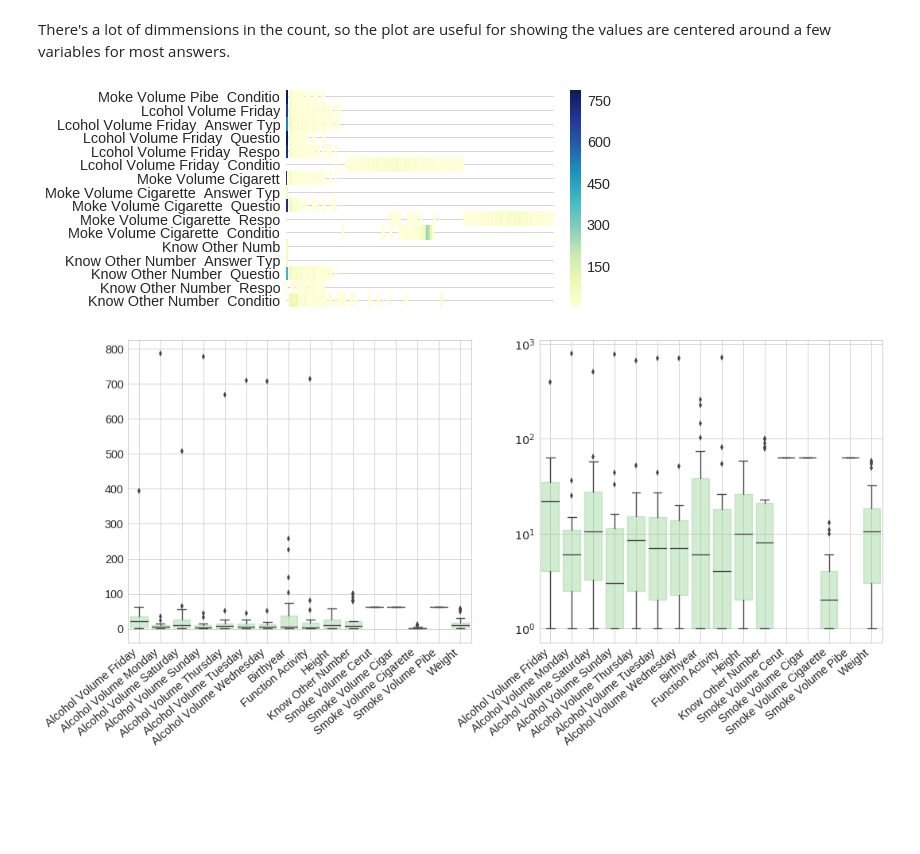
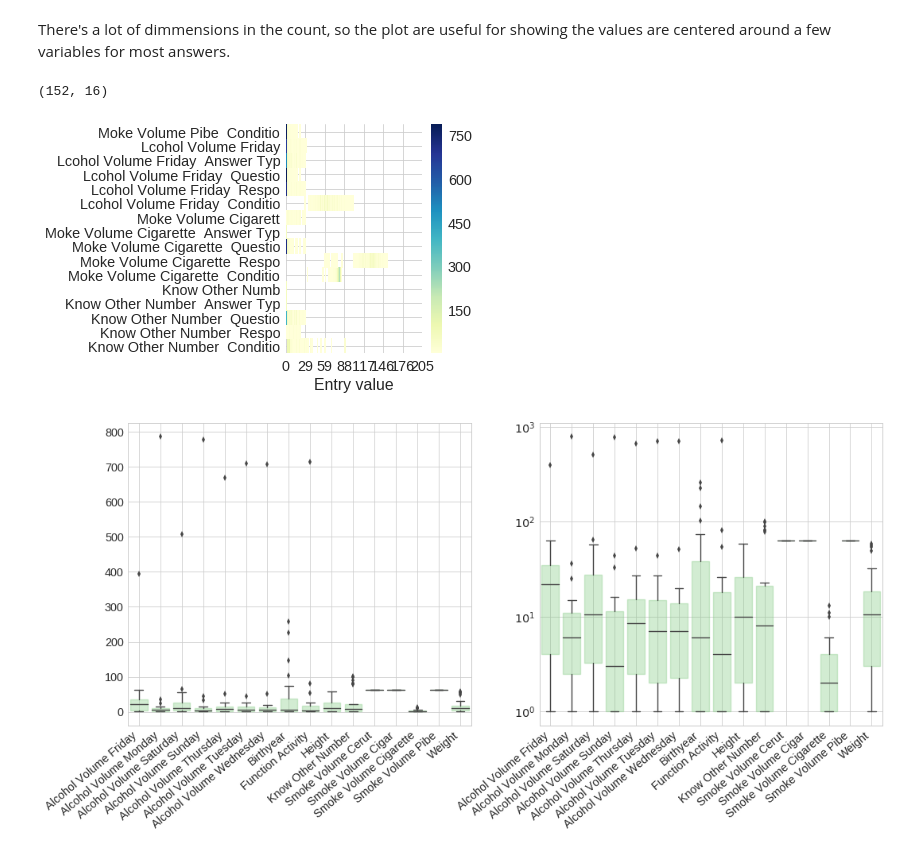
Before and after one commit to AllanLRH/master_thesis, a Jupyter notebook: tryLoadData/load_morequestions_data.ipynb, the cells around one changed output. Saved outputs shown, nothing was run; the diff lists cells and outputs as text; code cells hidden in the pictures; blank space fills up the shorter version.

```diff
--- a/tryLoadData/load_morequestions_data.ipynb
+++ b/tryLoadData/load_morequestions_data.ipynb
@@ -31,6 +33,7 @@ from speclib import plotting
 %matplotlib inline
 # %%
 datapath = '../../allan_data/RGender_.dat'
+fig_path = 'figs_load_morequestions_data/'
 # %% [markdown]
 # Load data
 
@@ -89,4 +92,4 @@ for col in df.columns:
 df = df.replace(-1, np.NaN)
 df = df.replace("-1", np.NaN)
 # %%
-null_ans = ~df.isnull()
+null_ans = df.notnull()
@@ -272,10 +281,21 @@ There's a lot of dimmensions in the count, so the plot are useful for showing th
+# %%
+tmp.shape
+# %% [output]
+(152, 16)
 # %%
-_ = df_number.filter(regex='__answer$').apply(pd.value_counts)
-ax = sns.heatmap(_.T, xticklabels=False, cmap='YlGnBu',
+tmp = df_number.filter(regex='__answer$').apply(pd.value_counts)
+ax = sns.heatmap(tmp.T, xticklabels=False, cmap='YlGnBu',
                  yticklabels=[lb.strip('__answer').replace('_', ' ').title() for lb in df_number.columns])
-ax.grid(which='major', axis='y')
+ax.grid(which='major', axis='both')
+xticks = np.linspace(tmp.index.min(), tmp.index.max(), 8)
+xticklabels = ["{:.0f}".format(fl) for fl in xticks]
+ax.set_xticks(xticks)
+ax.set_xticklabels(xticklabels)
+ax.set_xlabel('Entry value')
+ax.figure.savefig(fig_path + 'number_answer_columns_sparse_value_counts_heatmap.pdf')
+plt.tight_layout()
 # %% [output]
-[figure, old version]
+[figure, new version]
 # %%
 fig, (ax0, ax1) = plotting.boxplot_dataframe_answer_columns(df_number, matplotlib_args={'alpha': 0.35,
                                                                                         'color': colorcycle[0]})
```
Also changed, not shown: parts of 29 cells of this notebook.
